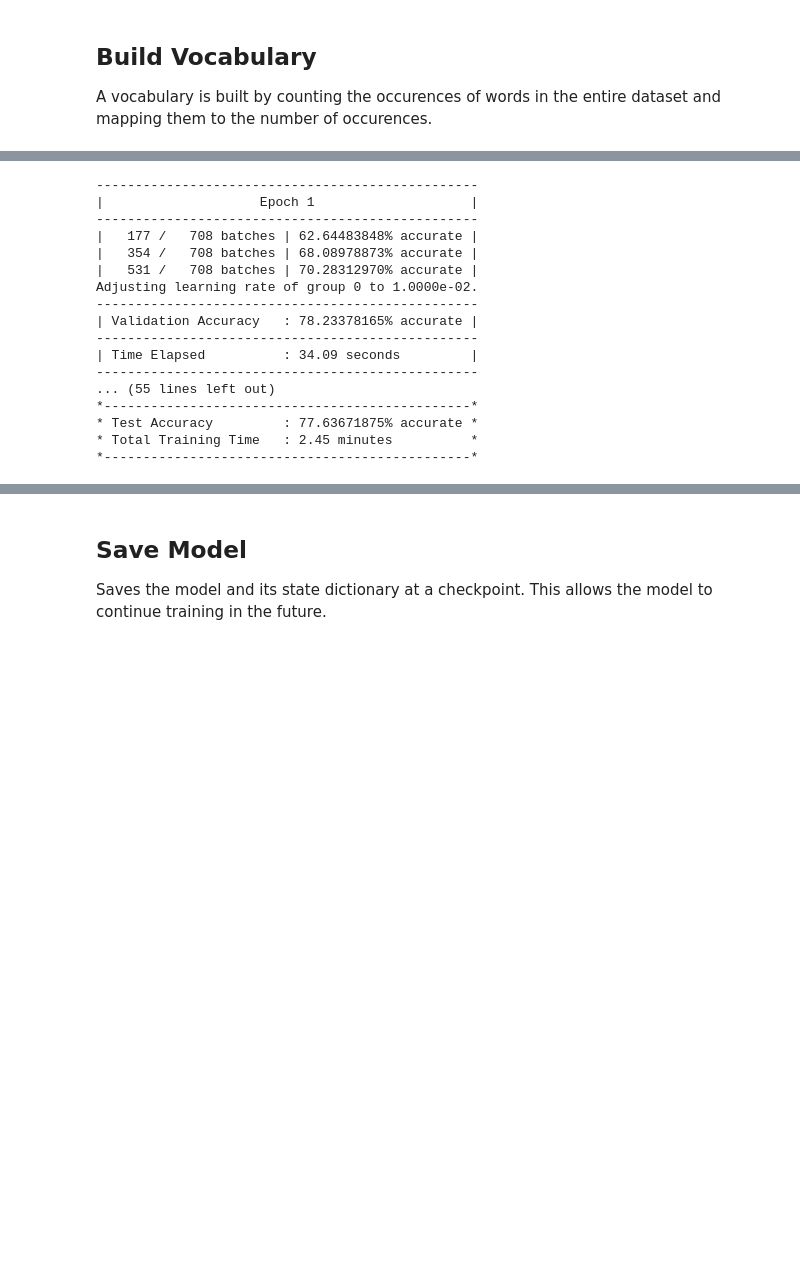
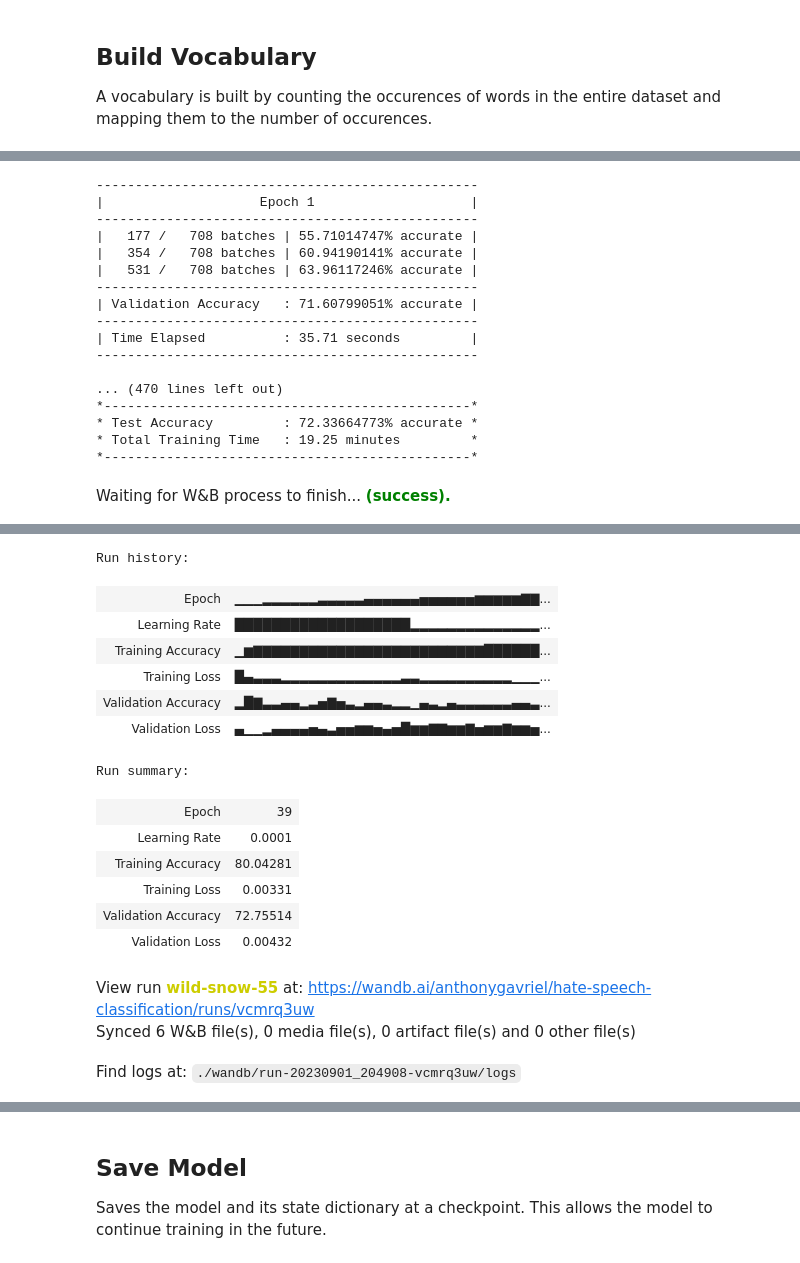
Before and after one commit to Gavriel94/LSTM, a Jupyter notebook: notebook.ipynb, the cells around one changed output, grey strips where cells are left out. Drawn from its saved outputs; the diff is of its cells as text; code cells hidden in the pictures; blank space fills up the shorter version.

```diff
--- a/notebook.ipynb
+++ b/notebook.ipynb
@@ -672,19 +391,7 @@ LSTM has 2,261,223 trainable parameters.
 # %%
-epochs = 5
+epochs = 40
 
-# Toggle tracking with wandb
-track = False
-
-if track:
-    wandb.init(
-    project = "hate-speech-classification",
-    config = {
-        "learning rate": learning_rate,
-        "architecture": "LSTM",
-        "epochs": epochs,
-    })
-
-t_acc, t_loss, v_acc, v_loss = model_env(
+t_acc, t_loss, v_acc, v_loss = lstm.run_training(
     train_loader,
     val_loader,
     test_loader,
@@ -700,17 +407,18 @@ t_acc, t_loss, v_acc, v_loss = model_env(
 -------------------------------------------------
 |                    Epoch 1                    |
 -------------------------------------------------
-|   177 /   708 batches | 62.64483848% accurate |
-|   354 /   708 batches | 68.08978873% accurate |
-|   531 /   708 batches | 70.28312970% accurate |
-Adjusting learning rate of group 0 to 1.0000e-02.
+|   177 /   708 batches | 55.71014747% accurate |
+|   354 /   708 batches | 60.94190141% accurate |
+|   531 /   708 batches | 63.96117246% accurate |
 -------------------------------------------------
-| Validation Accuracy   : 78.23378165% accurate |
+| Validation Accuracy   : 71.60799051% accurate |
 -------------------------------------------------
-| Time Elapsed          : 34.09 seconds         |
+| Time Elapsed          : 35.71 seconds         |
 -------------------------------------------------
-... (55 lines left out)
+
+... (470 lines left out)
 *-----------------------------------------------*
-* Test Accuracy         : 77.63671875% accurate *
-* Total Training Time   : 2.45 minutes          *
+* Test Accuracy         : 72.33664773% accurate *
+* Total Training Time   : 19.25 minutes         *
 *-----------------------------------------------*
+Waiting for W&B process to finish... (success).
@@ -717 +426,18 @@ Adjusting learning rate of group 0 to 1.0000e-02.
+Run history:
+| Epoch | ▁▁▁▂▂▂▂▂▂▃▃▃▃▃▄▄▄▄▄▄▅▅▅▅▅▅▆▆▆▆▆▇▇... |
+| Learning Rate | ███████████████████▂▂▂▂▂▂▂▂▂▂▂▂▂▂... |
+| Training Accuracy | ▁▆▇▇▇▇▇▇▇▇▇▇▇▇▇▇▇▇▇▇▇▇▇▇▇▇▇██████... |
+| Training Loss | █▄▃▃▃▂▂▂▂▂▂▂▂▂▂▂▂▂▃▃▂▂▂▂▂▂▂▂▂▂▁▁▁... |
+| Validation Accuracy | ▂█▇▃▃▄▄▂▃▅▇▅▃▂▄▄▃▂▂▁▄▃▂▄▃▃▃▃▃▃▄▄▃... |
+| Validation Loss | ▄▁▁▂▄▄▄▄▅▄▃▅▅▆▆▅▄▅█▆▆▇▇▆▆▇▅▆▆▇▆▆▅... |
+Run summary:
+| Epoch | 39 |
+| Learning Rate | 0.0001 |
+| Training Accuracy | 80.04281 |
+| Training Loss | 0.00331 |
+| Validation Accuracy | 72.75514 |
+| Validation Loss | 0.00432 |
+View run wild-snow-55 at: https://wandb.ai/anthonygavriel/hate-speech-classification/runs/vcmrq3uw
+Synced 6 W&B file(s), 0 media file(s), 0 artifact file(s) and 0 other file(s)
+Find logs at: ./wandb/run-20230901_204908-vcmrq3uw/logs
 # %%
```
Also changed, not shown: parts of 17 cells of this notebook.
